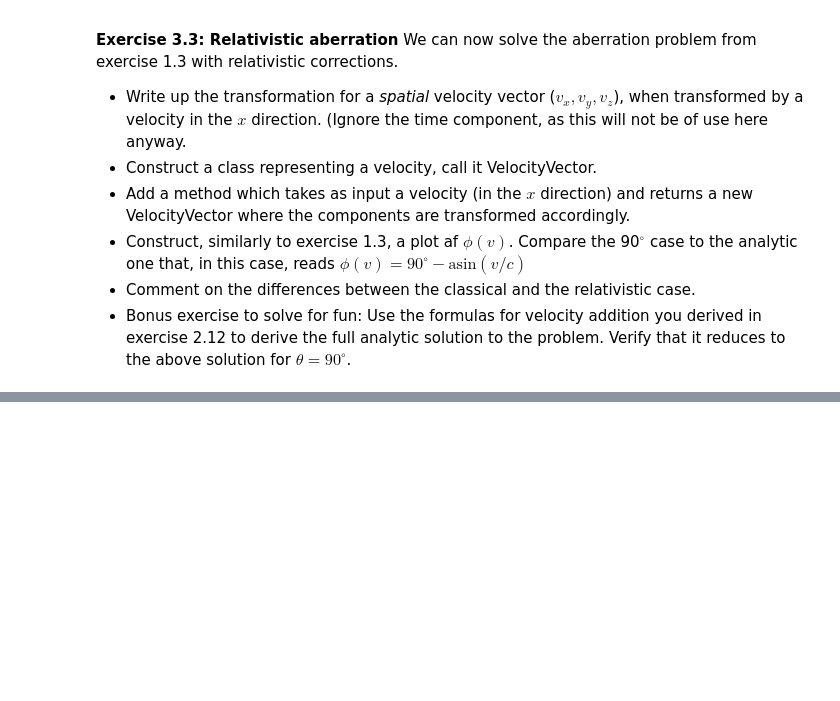
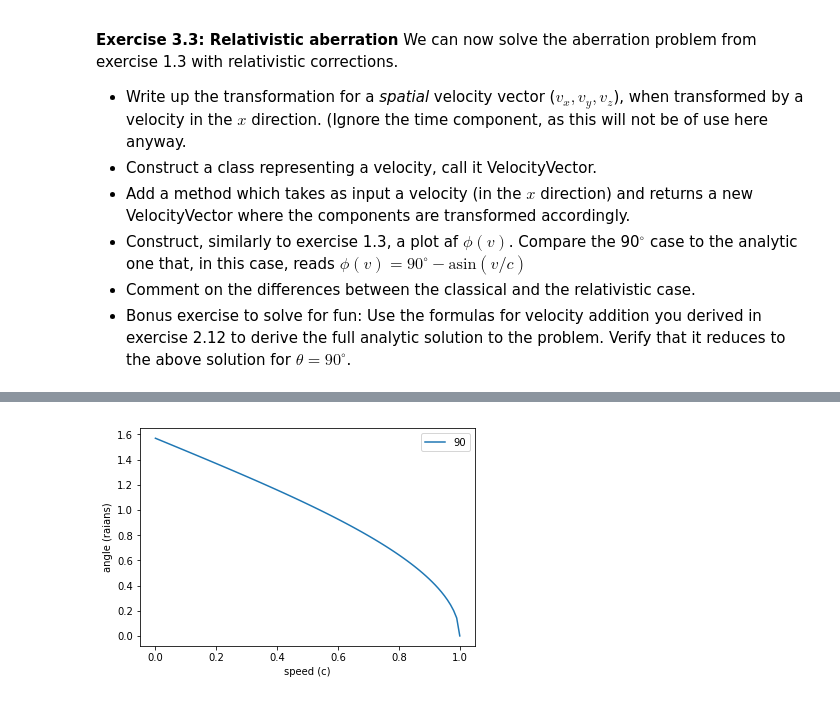
Before and after one commit to AstroJPetersson/LinAlg2, a Jupyter notebook: linalgTask.ipynb, the cells around one changed output, grey strips where cells are left out. Cells and saved outputs as stored; diff of their text form; code cells hidden in the pictures; blank space fills up the shorter version.

```diff
--- a/linalgTask.ipynb
+++ b/linalgTask.ipynb
@@ -490,0 +586,16 @@ $$ x'=\frac{1}{\sqrt{1-0.9^2}}(3-0.9\times1)\approx 4.818  \space\text{m/s}$$
+# %%
+#Analytic result 3.3
+
+angle = []
+for v in linspace(10e-4,1,100):
+	phi = pi/2 - np.arcsin(v)
+	angle.append(phi)
+
+plt.plot(linspace(10e-4,1,100), angle) #ploting the angles with respect to v
+plt.legend(deglist)
+plt.xlabel('speed (c)')
+plt.ylabel('angle (raians)')
+
+plt.show()
+# %% [output]
+[figure, added]
```
Also changed, not shown: parts of 8 cells of this notebook, 1 other file.
